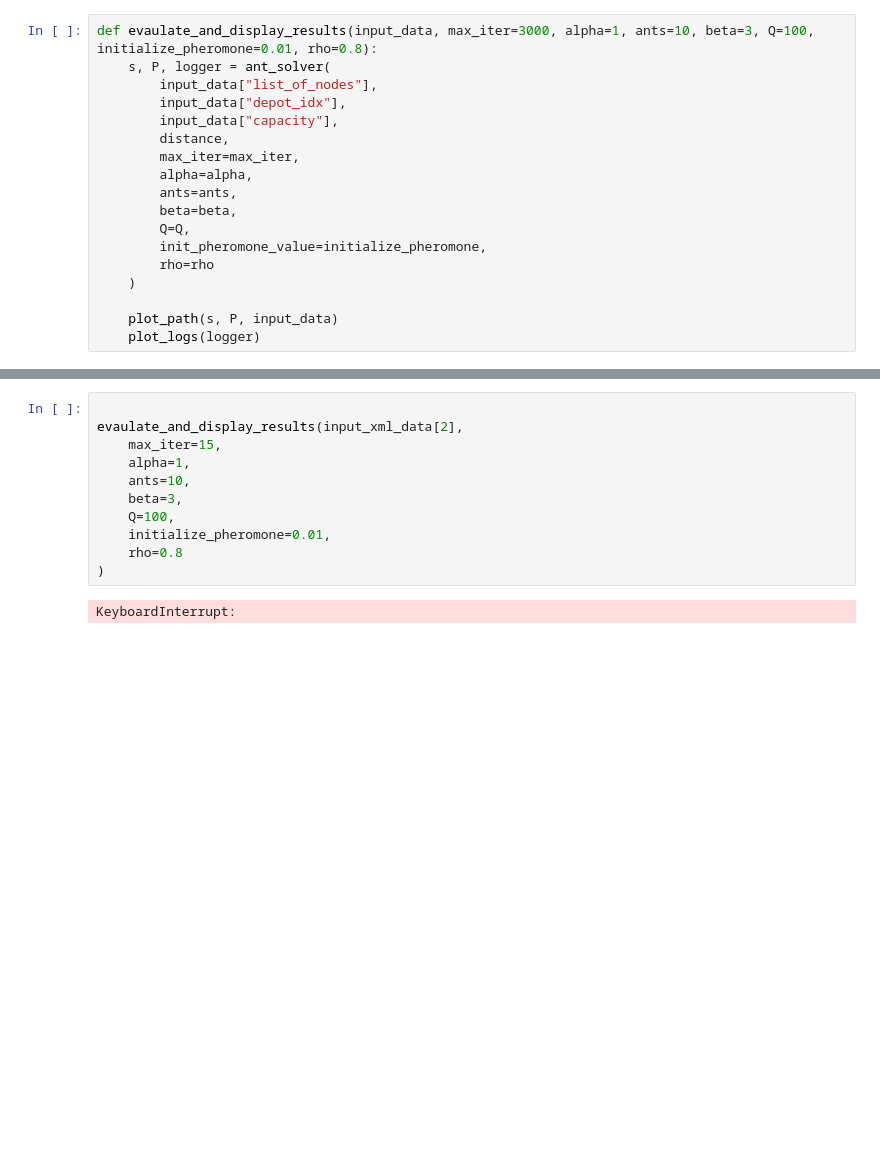
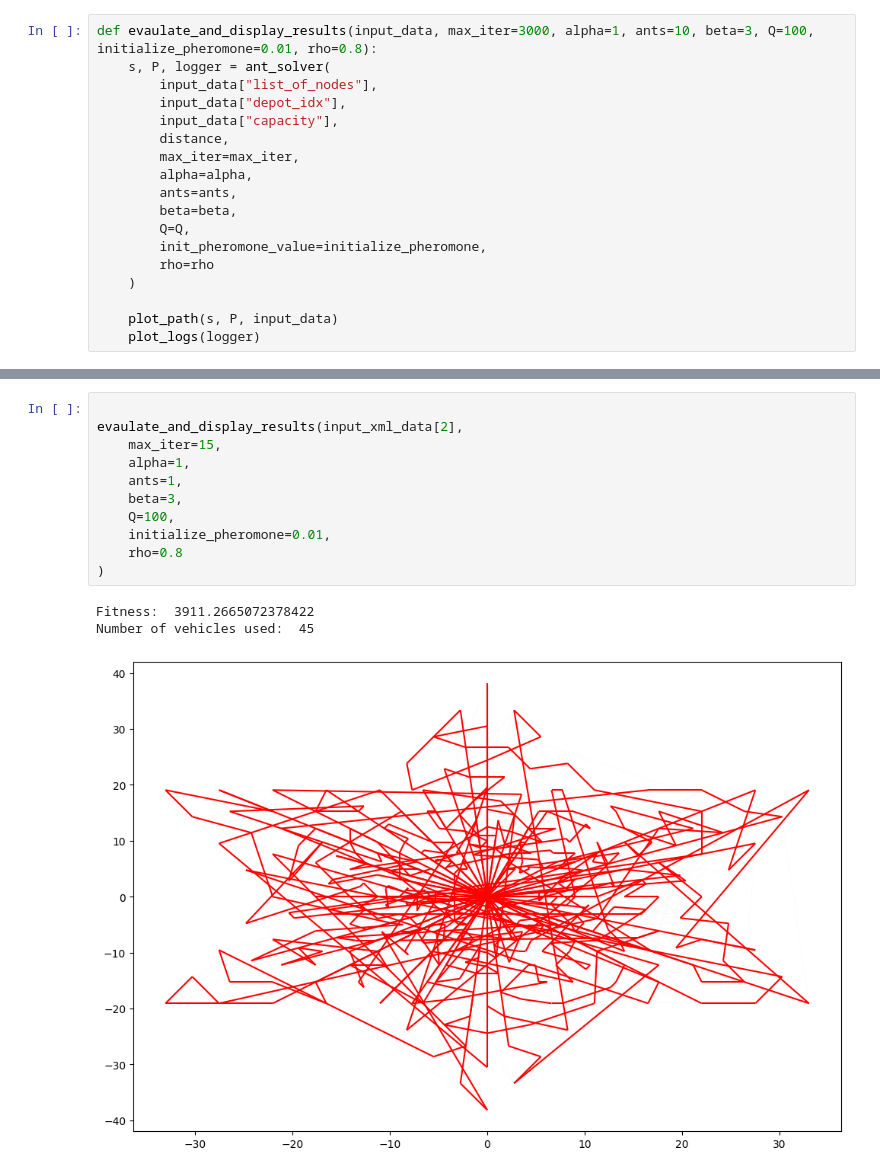
Before and after one commit to Aviuss/Vehicle-routing-problem, a Jupyter notebook: main.ipynb, the cells around one changed output, grey strips where cells are left out. Cells and saved outputs as stored; diff of their text form; blank space fills up the shorter version.

```diff
--- a/main.ipynb
+++ b/main.ipynb
@@ -283,13 +311,15 @@ KeyboardInterrupt:
 # %%
 
 evaulate_and_display_results(input_xml_data[2],
     max_iter=15,
     alpha=1,
-    ants=10,
+    ants=1,
     beta=3,
     Q=100,
     initialize_pheromone=0.01,
     rho=0.8
 )
 # %% [output]
-KeyboardInterrupt:
+Fitness:  3911.2665072378422
+Number of vehicles used:  45
+[figure, added]
```
Also changed, not shown: parts of 6 cells of this notebook.
